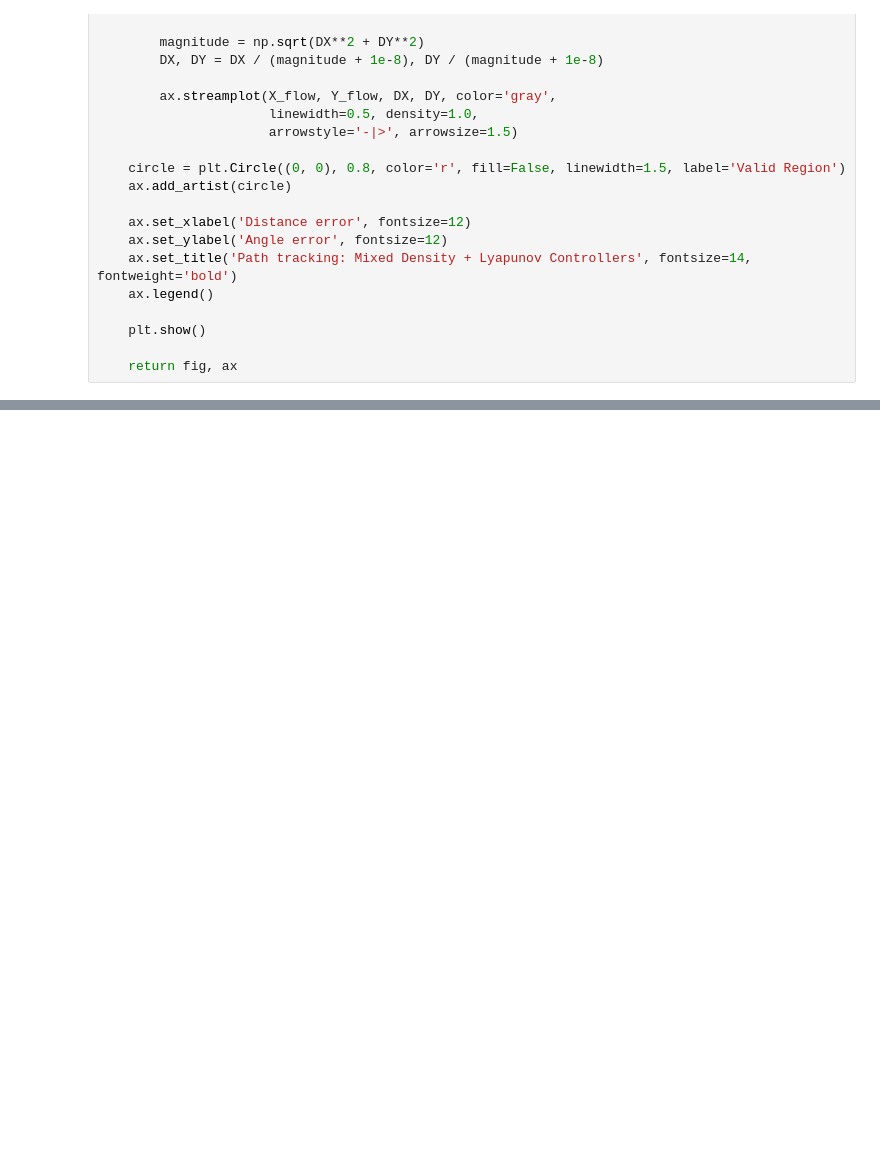
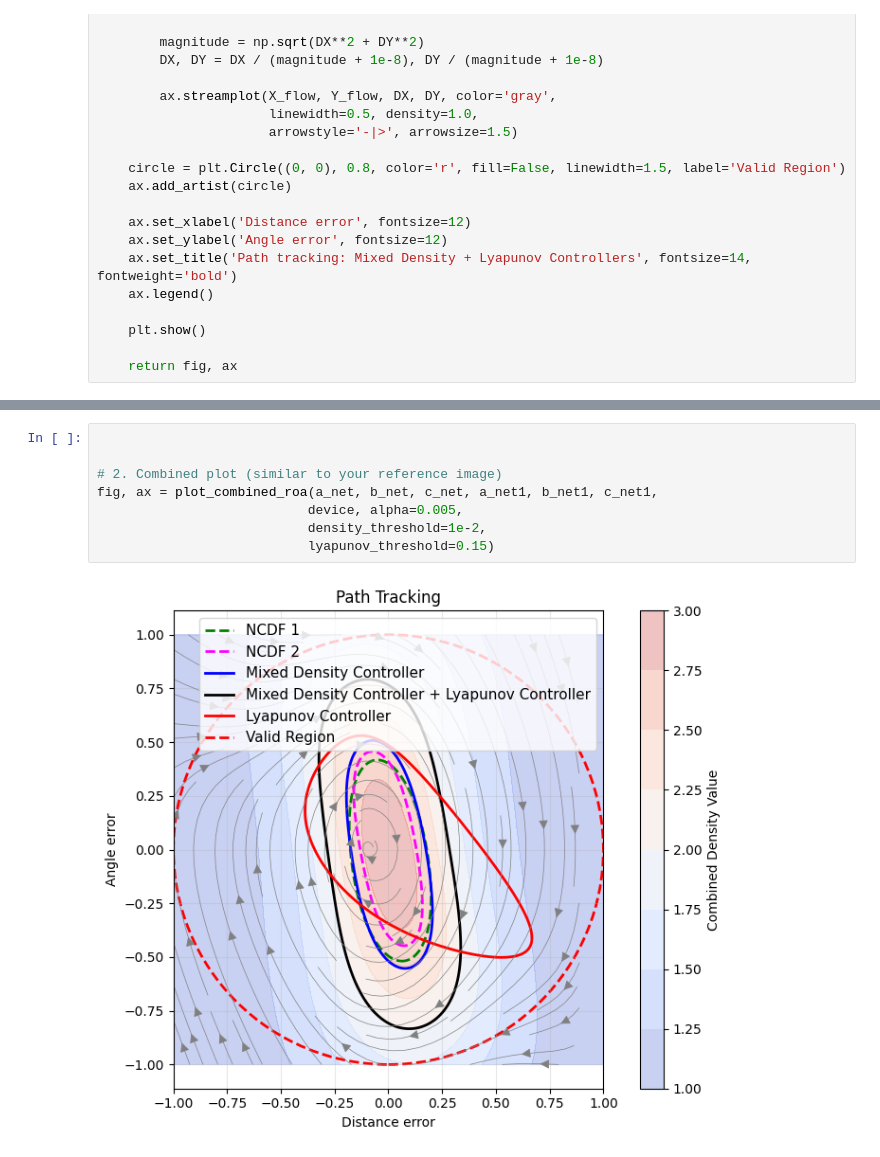
Before and after one commit to sahil-chaudhary/Neural-Control-Density-Functions, a Jupyter notebook: path_following.ipynb, the cells around one changed output, grey strips where cells are left out. Cells and saved outputs as stored; diff of their text form; blank space fills up the shorter version.

```diff
--- a/path_following.ipynb
+++ b/path_following.ipynb
@@ -1508,0 +1768,10 @@ fig, ax = plot_combined_roa(a_net, b_net, c_net, a_net1, b_net1, c_net1,
+# %%
+
+
+# 2. Combined plot (similar to your reference image)
+fig, ax = plot_combined_roa(a_net, b_net, c_net, a_net1, b_net1, c_net1,
+                           device, alpha=0.005,
+                           density_threshold=1e-2,
+                           lyapunov_threshold=0.15)
+# %% [output]
+[figure, added]
```
Also changed, not shown: parts of 6 cells of this notebook, 19 other files.
